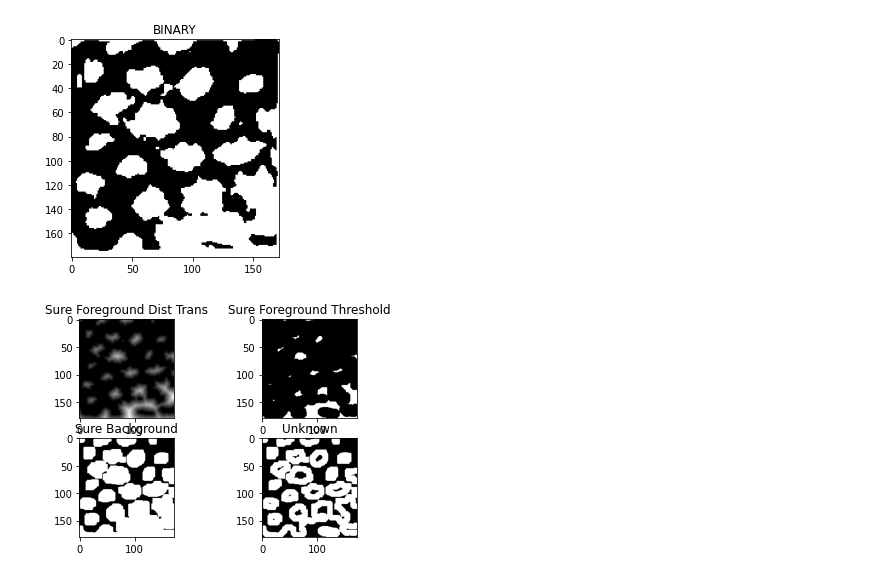
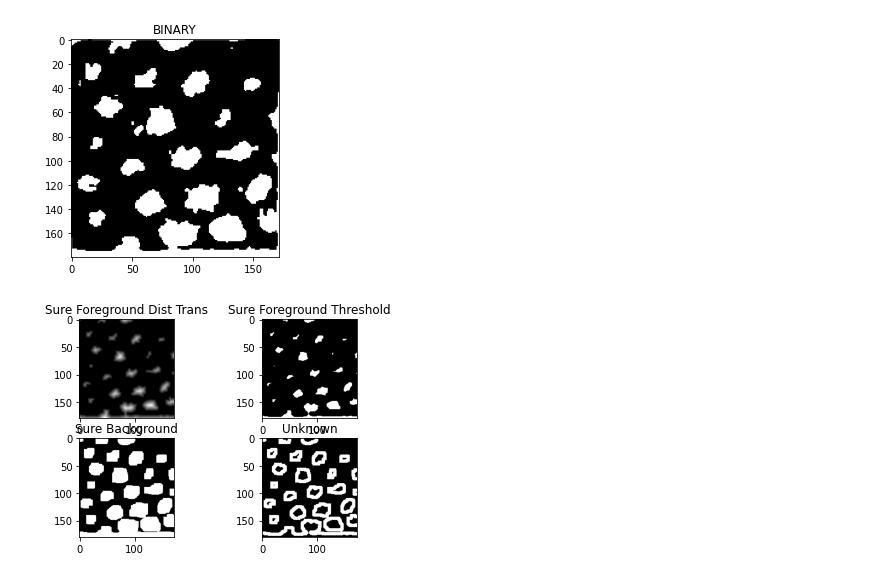
Before and after one commit to tanyasarkinjain/Anoles-group, a Jupyter notebook: Testing-Watershed.ipynb, the cells around one changed output. Cells and saved outputs as stored; diff of their text form; code cells hidden in the pictures.

Commit message:
adjusted threshold parameters

```diff
--- a/Testing-Watershed.ipynb
+++ b/Testing-Watershed.ipynb
@@ -1,19 +1,19 @@
 # %%
 import numpy as np
 import cv2
 from matplotlib import pyplot as plt
 
 #Thresholding image
 #source: https://opencv-python-tutroals.readthedocs.io/en/latest/py_tutorials/py_imgproc/py_thresholding/py_thresholding.html
 img = cv2.imread('scales1.png')
 gray = cv2.cvtColor(img, cv2.COLOR_BGR2GRAY)
 #gray = cv2.cvtColor(img, cv2.COLOR_BGR2RGB) - this conversion does not allow distance transform to work
-ret, thresh = cv2.threshold(gray, 127, 255, cv2.THRESH_BINARY)
+ret, thresh = cv2.threshold(gray, 145, 255, cv2.THRESH_BINARY) #adjust second parameter for different results
 plt.imshow(thresh, 'gray')
 plt.title('BINARY')
 plt.show()
 # %% [output]
-[figure, old version]
+[figure, new version]
 # %%
 #Finding sure background and foreground
 #source: https://opencv-python-tutroals.readthedocs.io/en/latest/py_tutorials/py_imgproc/py_watershed/py_watershed.html
@@ -27,8 +27,8 @@ sure_bg = cv2.dilate(opening,kernel,iterations=3)
 
 # Finding sure foreground area
 dist_transform = cv2.distanceTransform(opening,cv2.DIST_L2,5)
-ret, sure_fg = cv2.threshold(dist_transform,0.4*dist_transform.max(),255,0)
-# increasing the factor in the second parameter decreases the amount counted as foreground (original tutorial had 0.7)
+ret, sure_fg = cv2.threshold(dist_transform,0.3*dist_transform.max(),255,0)
+#adjust second parameter for different results (original tutorial had 0.7)
 
 # Finding unknown region
 sure_fg = np.uint8(sure_fg)
@@ -44,7 +44,7 @@ plt.subplot(2, 2, 4), plt.imshow(unknown, 'gray')
 plt.title('Unknown')
 plt.show()
 # %% [output]
-[figure, old version]
+[figure, new version]
 # %%
 # Marker labelling
 ret, markers = cv2.connectedComponents(sure_fg)
```
Also changed, not shown: parts of 2 cells of this notebook.
